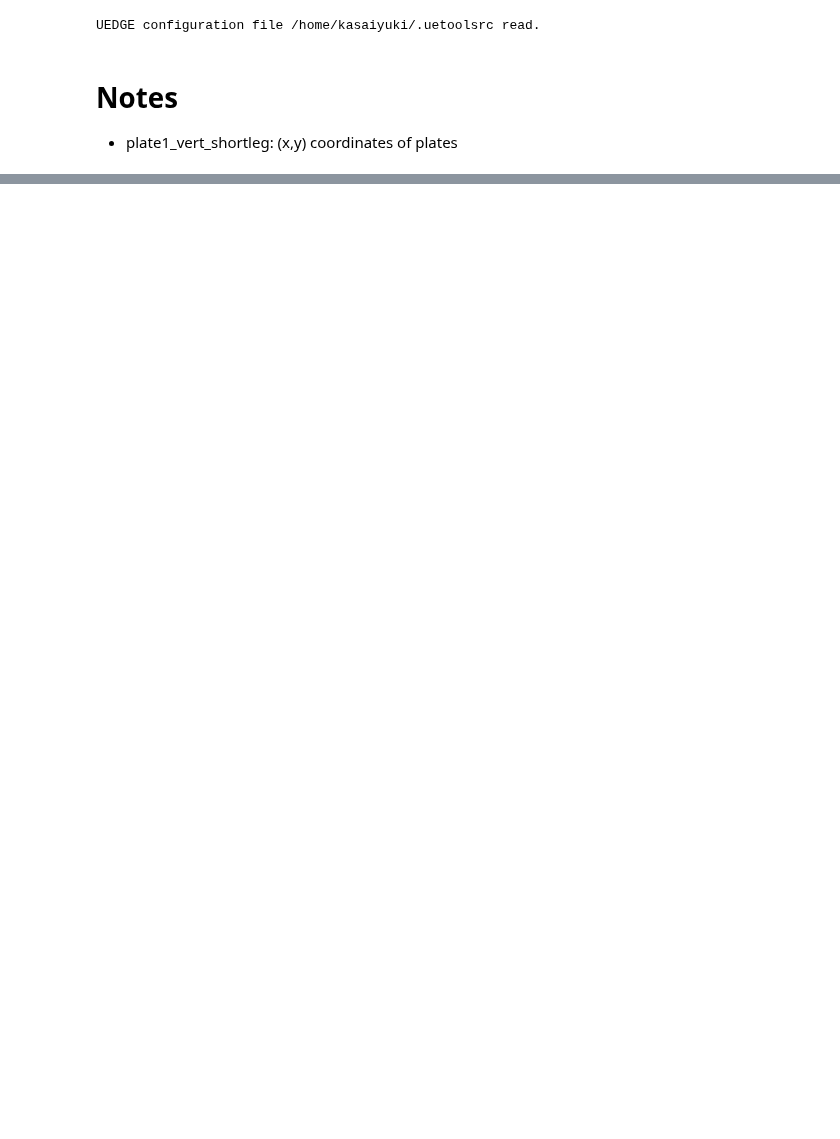
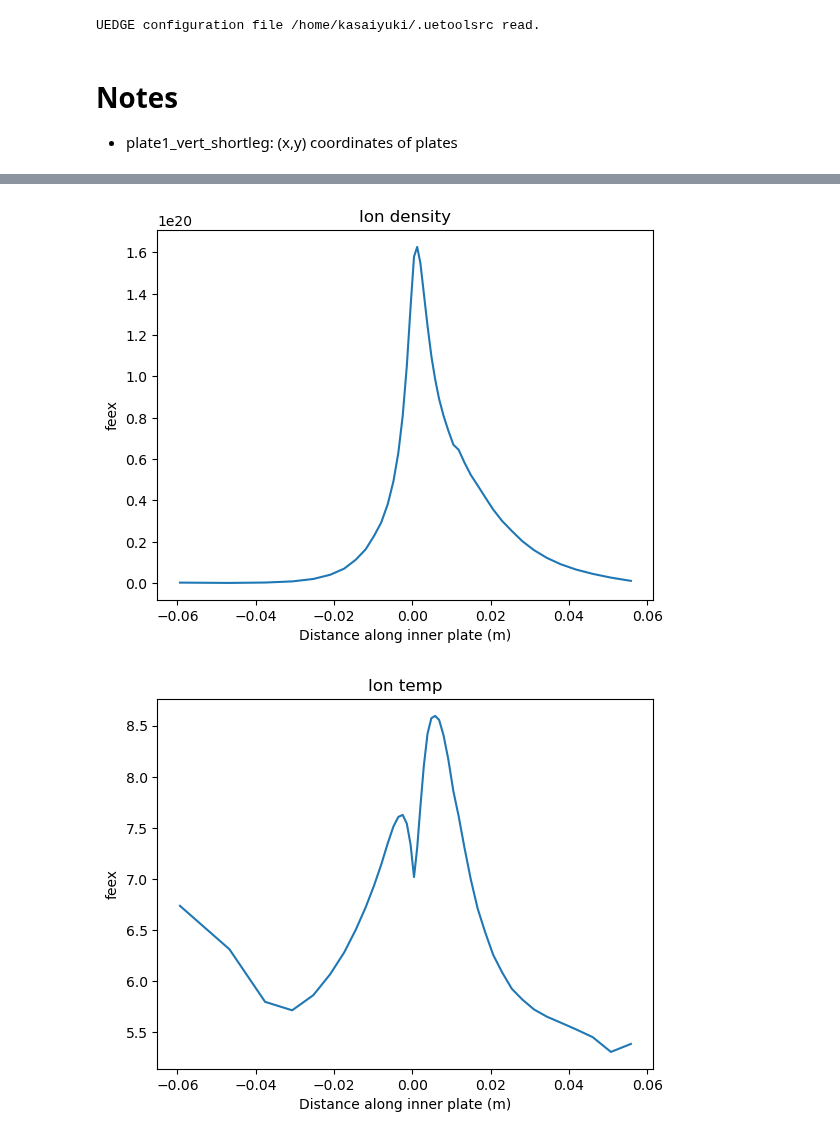
Before and after one commit to KasaiYuki/UETOOLS-Reactor, a Jupyter notebook: jupyter/MANTA_final_baseline/main.ipynb, the cells around one changed output, grey strips where cells are left out. Saved outputs shown, nothing was run; the diff lists cells and outputs as text; code cells hidden in the pictures; blank space fills up the shorter version.

```diff
--- a/jupyter/MANTA_final_baseline/main.ipynb
+++ b/jupyter/MANTA_final_baseline/main.ipynb
@@ -424,0 +77,21 @@ c.grid.plot.efit("FDC24_TokaMaker_2024-09-25_v4_FS")
+# %%
+%matplotlib inline
+plt.cla()
+plt.xlabel("Distance along inner plate (m)")
+plt.ylabel("feex")
+plt.title("Ion density")
+plt.plot(com.yylb[1:-1],bbb.ni[0,1:-1,0])
+plt.show()
+plt.xlabel("Distance along inner plate (m)")
+plt.ylabel("feex")
+plt.title("Ion temp")
+plt.plot(com.yylb[1:-1],bbb.ti[0,1:-1]/bbb.ev)
+plt.show()
+plt.xlabel("Distance along inner plate (m)")
+plt.ylabel("feex")
+plt.title("Elc temp")
+plt.plot(com.yylb[1:-1],bbb.te[0,1:-1]/bbb.ev)
+plt.show()
+# %% [output]
+[figure, added]
+[figure, added]
```
Also changed, not shown: parts of 19 cells of this notebook, 4 other files.
